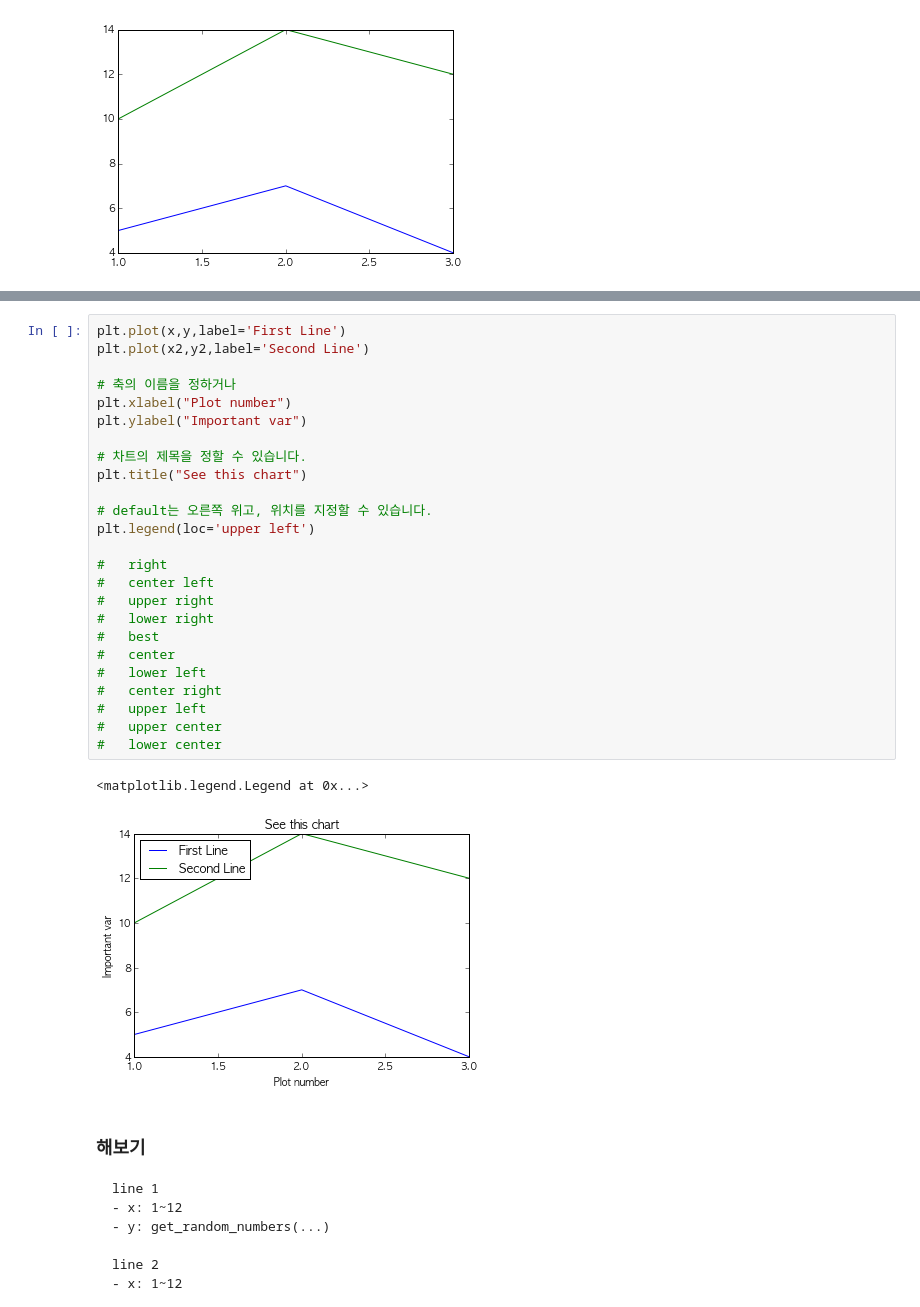
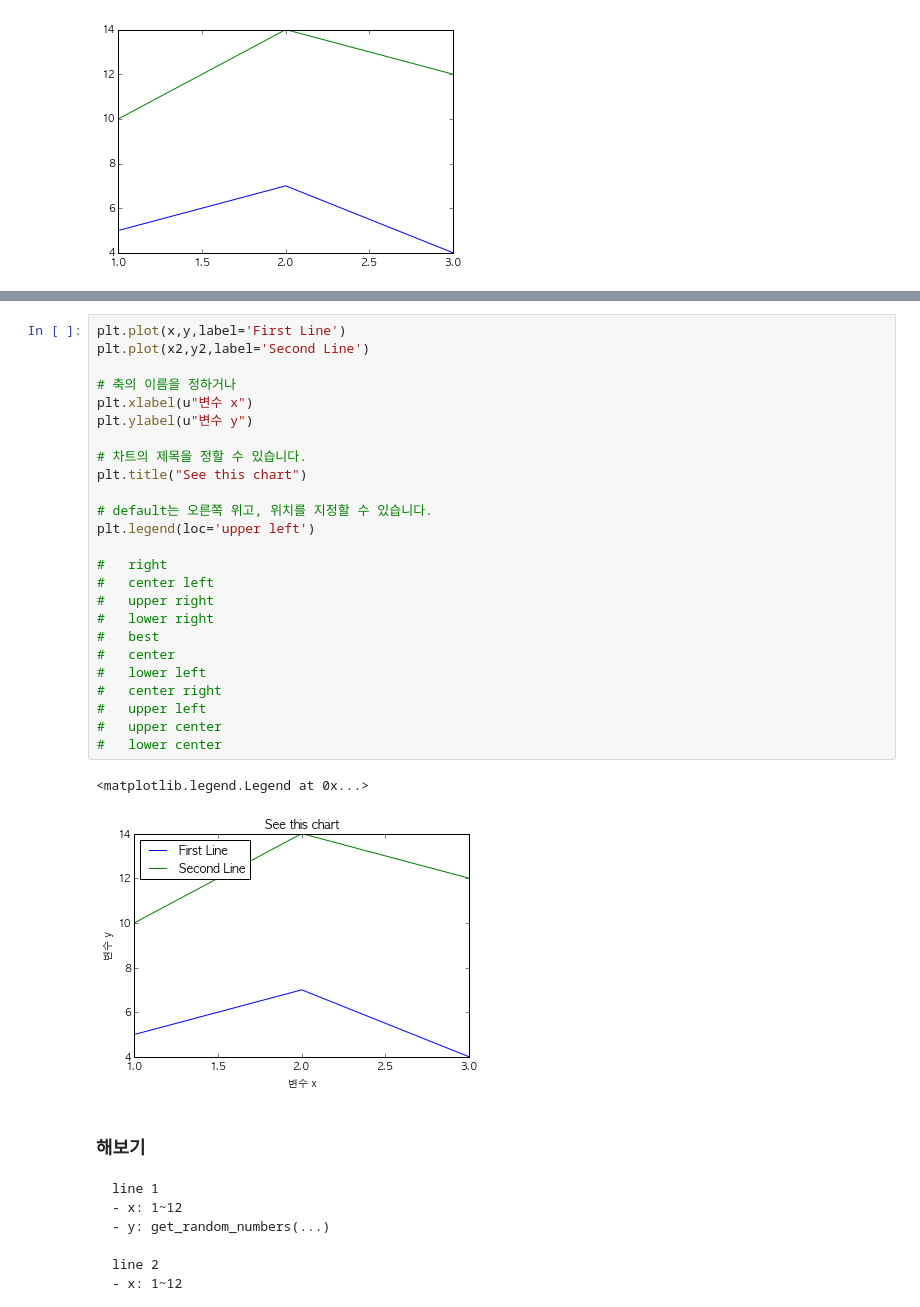
Before and after one commit to LyuGGang/python-data-analytics-lecture, a Jupyter notebook: 강의자료/7_visualization.ipynb, the cells around one changed output, grey strips where cells are left out. Drawn from its saved outputs; the diff is of its cells as text.

```diff
--- a/강의자료/7_visualization.ipynb
+++ b/강의자료/7_visualization.ipynb
@@ -538,31 +540,31 @@ plt.legend()
 # %%
 plt.plot(x,y,label='First Line')
 plt.plot(x2,y2,label='Second Line')
 
 # 축의 이름을 정하거나
-plt.xlabel("Plot number")
-plt.ylabel("Important var")
+plt.xlabel(u"변수 x")
+plt.ylabel(u"변수 y")
 
 # 차트의 제목을 정할 수 있습니다.
 plt.title("See this chart")
 
 # default는 오른쪽 위고, 위치를 지정할 수 있습니다.
 plt.legend(loc='upper left')
 
 # 	right
 # 	center left
 # 	upper right
 # 	lower right
 # 	best
 # 	center
 # 	lower left
 # 	center right
 # 	upper left
 # 	upper center
 # 	lower center
 # %% [output]
 <matplotlib.legend.Legend at 0x...>
-[figure, old version]
+[figure, new version]
 # %% [markdown]
 ### 해보기
 
```
Also changed, not shown: parts of 40 cells of this notebook.
